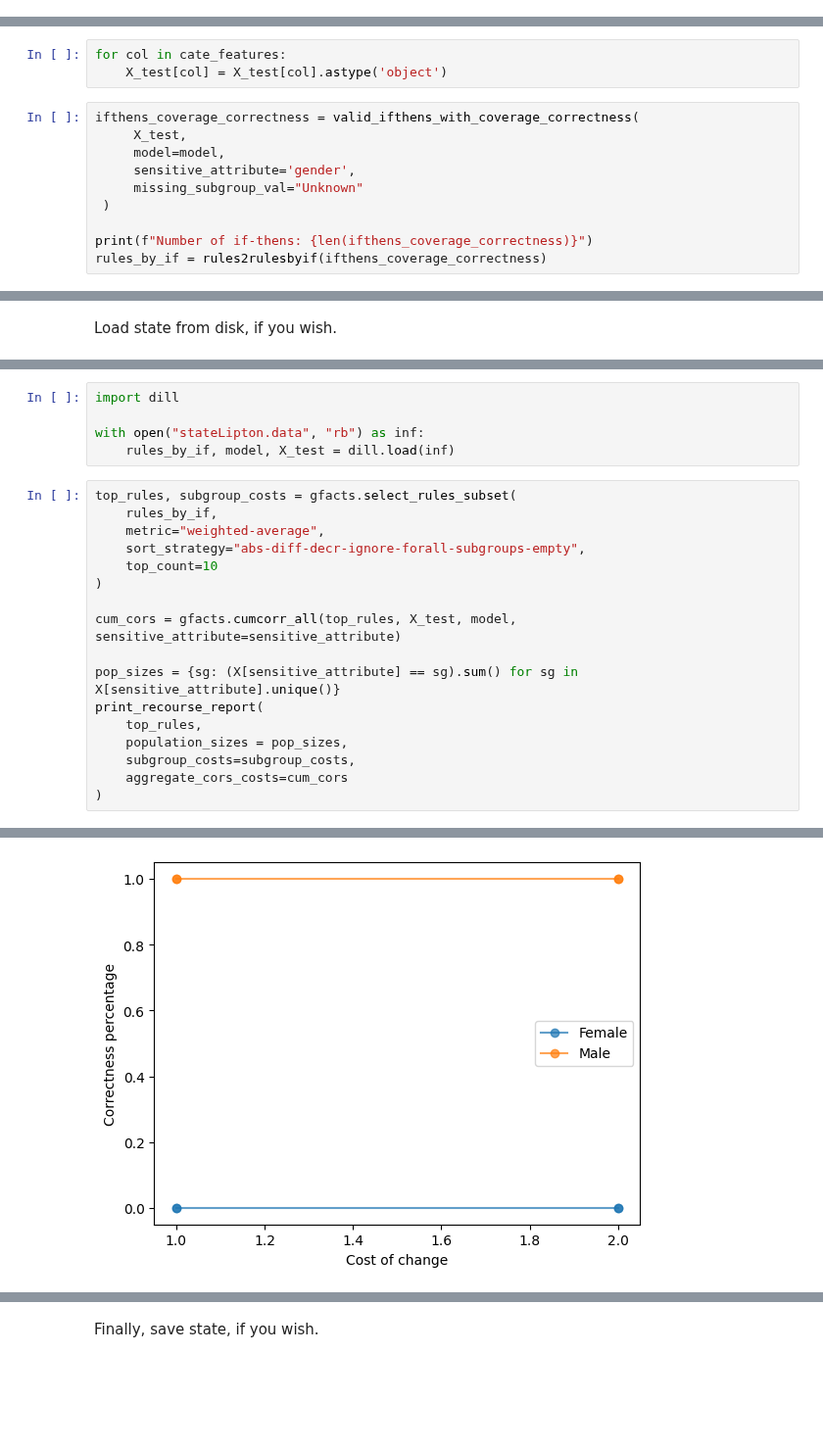
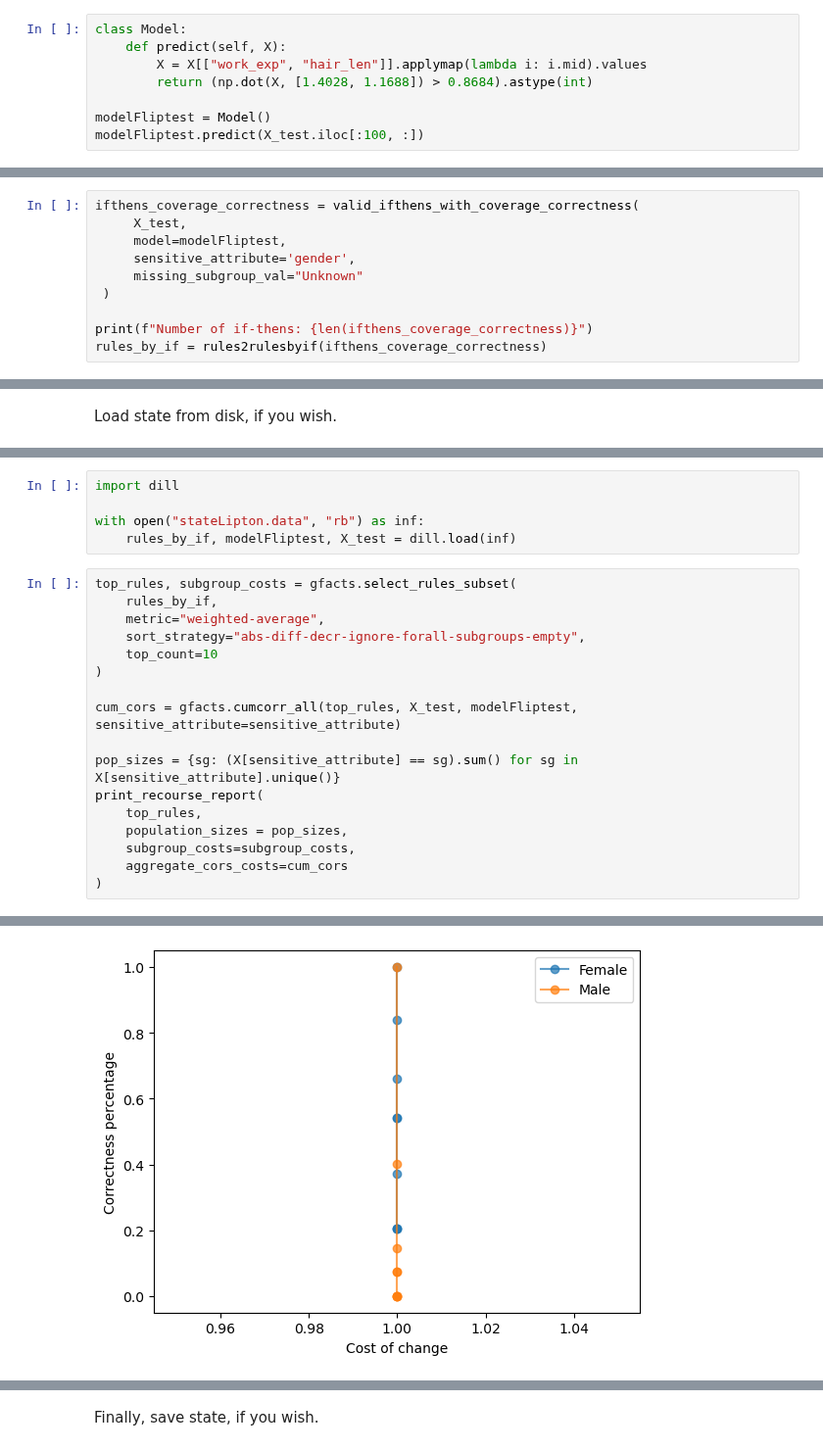
Before and after one commit to AutoFairAthenaRC/FACTS, a Jupyter notebook: gfacts/LiptonDataset/LiptonDataset.ipynb, the cells around one changed output, grey strips where cells are left out. Shown at 98% size. Drawn from its saved outputs; the diff is of its cells as text; blank space fills up the shorter version.

```diff
--- a/gfacts/LiptonDataset/LiptonDataset.ipynb
+++ b/gfacts/LiptonDataset/LiptonDataset.ipynb
@@ -179,0 +162,8 @@ dtype: object
+# %%
+class Model:
+    def predict(self, X):
+        X = X[["work_exp", "hair_len"]].applymap(lambda i: i.mid).values
+        return (np.dot(X, [1.4028, 1.1688]) > 0.8684).astype(int)
+
+modelFliptest = Model()
+modelFliptest.predict(X_test.iloc[:100, :])
@@ -204,10 +201,7 @@ If hair_len = (-1.5659999999999998, -0.935]:
-# %%
-for col in cate_features:
-    X_test[col] = X_test[col].astype('object')
 # %%
 ifthens_coverage_correctness = valid_ifthens_with_coverage_correctness(
      X_test,
-     model=model,
+     model=modelFliptest,
      sensitive_attribute='gender',
      missing_subgroup_val="Unknown"
  )
@@ -435,7 +393,7 @@ len(rules_by_if)
 import dill
 
 with open("stateLipton.data", "rb") as inf:
-    rules_by_if, model, X_test = dill.load(inf)
+    rules_by_if, modelFliptest, X_test = dill.load(inf)
 # %%
 top_rules, subgroup_costs = gfacts.select_rules_subset(
     rules_by_if,
@@ -444,7 +402,7 @@ top_rules, subgroup_costs = gfacts.select_rules_subset(
     top_count=10
 )
 
-cum_cors = gfacts.cumcorr_all(top_rules, X_test, model, sensitive_attribute=sensitive_attribute)
+cum_cors = gfacts.cumcorr_all(top_rules, X_test, modelFliptest, sensitive_attribute=sensitive_attribute)
 
 pop_sizes = {sg: (X[sensitive_attribute] == sg).sum() for sg in X[sensitive_attribute].unique()}
 print_recourse_report(
@@ -469,2 +431,2 @@ If hair_len = Long, work_exp = Small:
         Cumulative correctness plot for the above recourses:
-[figure, old version]
+[figure, new version]
```
Also changed, not shown: parts of 26 cells of this notebook, 6 other files.
